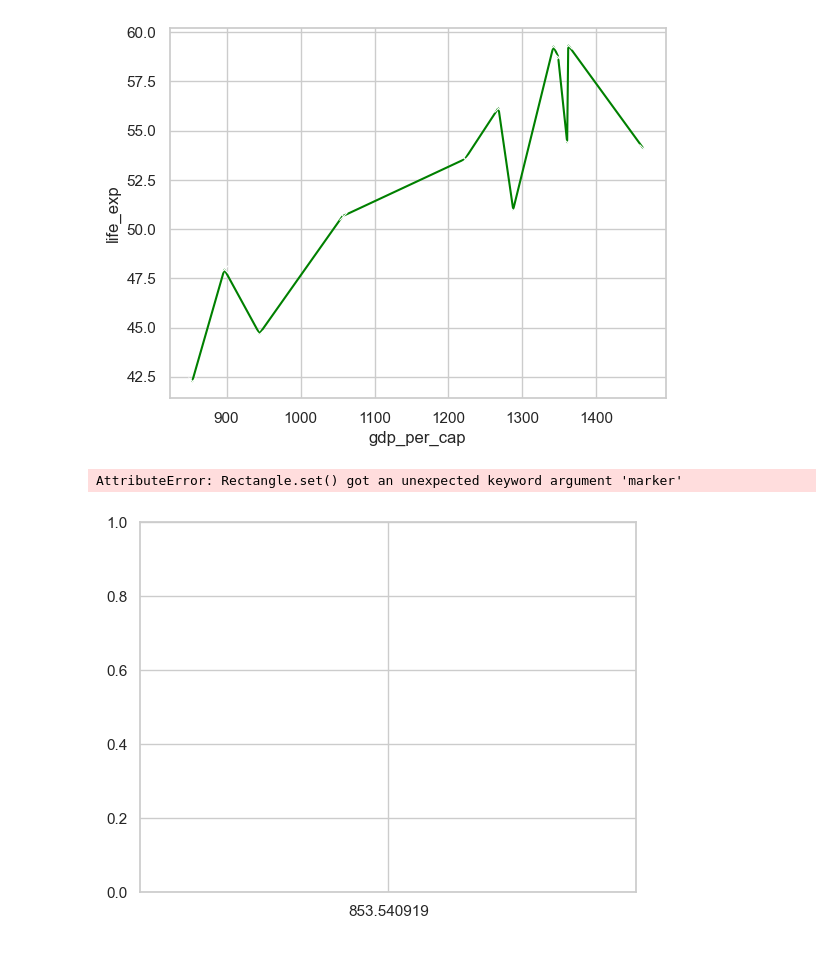
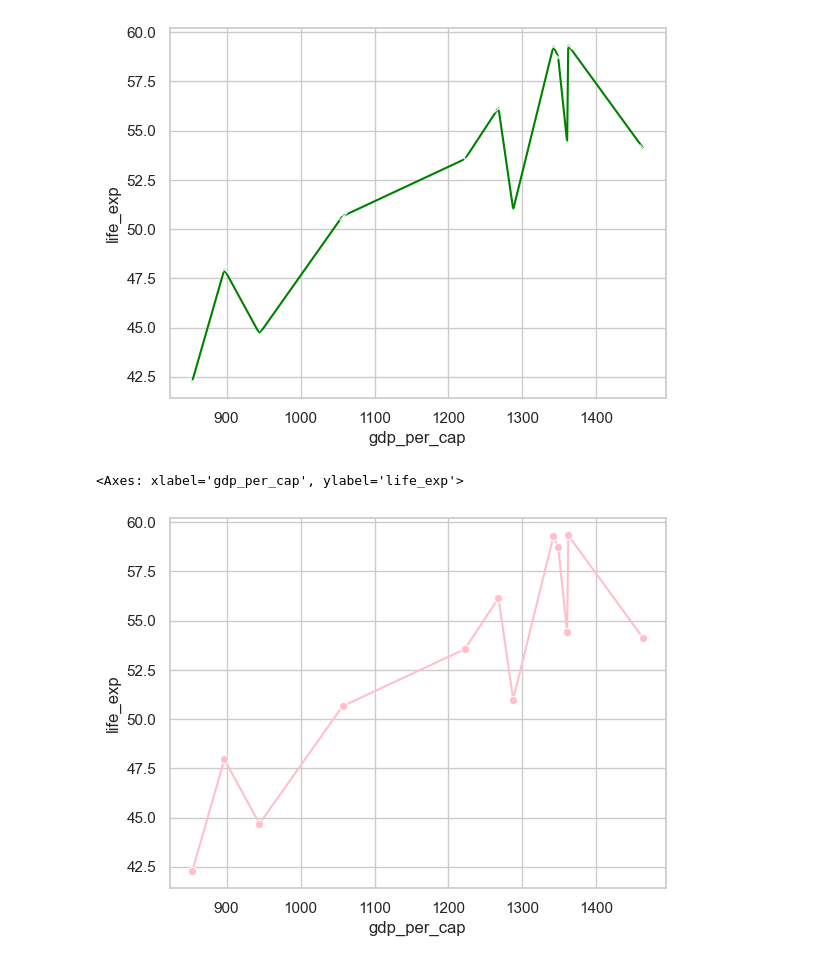
Before and after one commit to Joy-ne-r/CSAA-Python-for-Data-Science, a Jupyter notebook: notebooks/Data_visualization.ipynb, the cells around one changed output. Saved outputs shown, nothing was run; the diff lists cells and outputs as text; code cells hidden in the pictures.

Commit message:
Analyzed data from gapminder data and visualized and drew different graphs

```diff
--- a/notebooks/Data_visualization.ipynb
+++ b/notebooks/Data_visualization.ipynb
@@ -384,11 +384,11 @@ sns.lineplot(
 <Axes: xlabel='gdp_per_cap', ylabel='life_exp'>
 [figure]
 # %%
-sns.plot(
+sns.lineplot(
 #sns.scatterplot(
-    data = gapminder_Kenya, color = "green",
-    x = "gdp_per_cap", y ="life_exp",marker = "x",
+    data = gapminder_Kenya, color = "pink",
+    x = "gdp_per_cap", y ="life_exp",marker = "o",
 )
 # %% [output]
-AttributeError: Rectangle.set() got an unexpected keyword argument 'marker'
+<Axes: xlabel='gdp_per_cap', ylabel='life_exp'>
-[figure, old version]
+[figure, new version]
```
